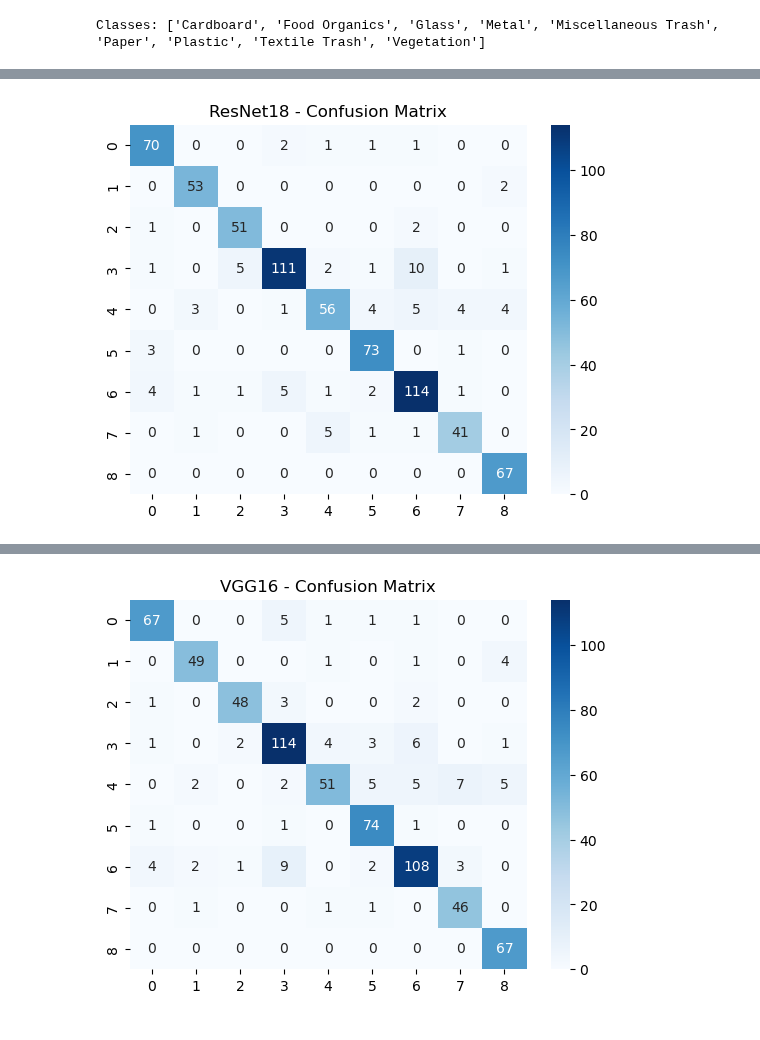
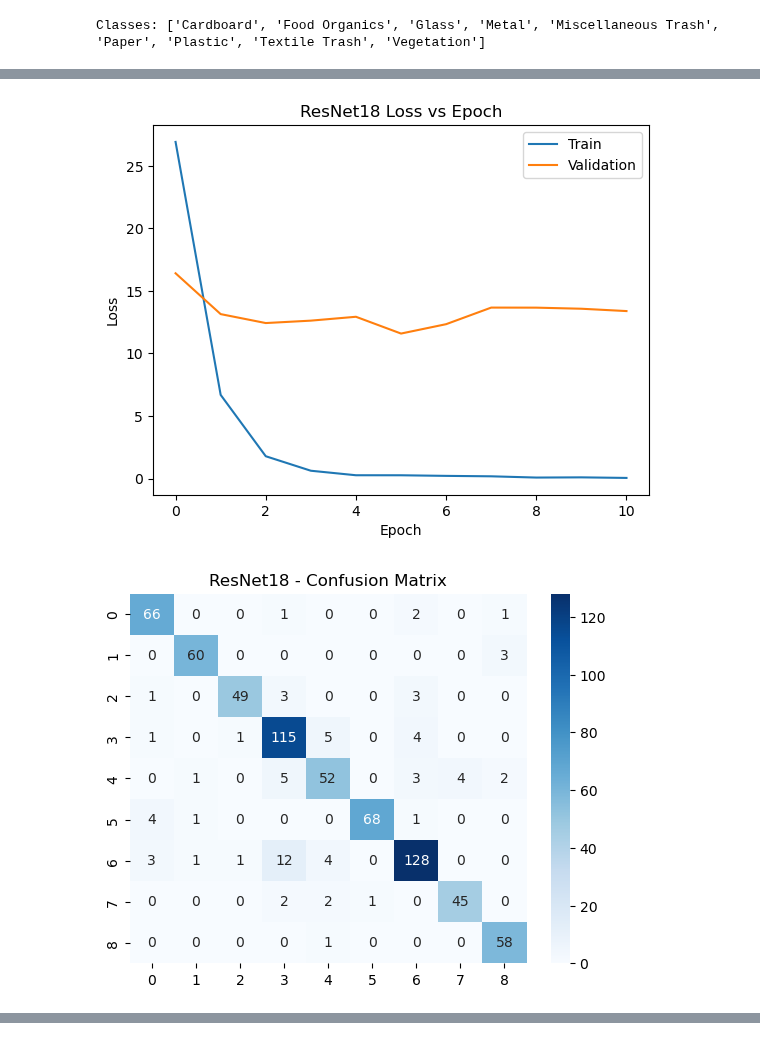
Before and after one commit to minuraashen/EN3150-CNN-for-Image-Classification, a Jupyter notebook: realwaste.ipynb, the cells around one changed output, grey strips where cells are left out. Saved outputs shown, nothing was run; the diff lists cells and outputs as text; code cells hidden in the pictures.

```diff
--- a/realwaste.ipynb
+++ b/realwaste.ipynb
@@ -145,7 +177,6 @@ class_weights = [total / counts[c] for c in range(len(counts))]
 
 weights = torch.FloatTensor(class_weights).to(device)
 criterion = nn.CrossEntropyLoss(weight=weights)
-
 
 optimizers = {
     "Adam": lambda params: optim.Adam(params, lr=0.001),
@@ -159,8 +190,8 @@ for name, opt_fn in optimizers.items():
     model = SimpleCNN().to(device)
     optimizer = opt_fn(model.parameters())
     train_losses, val_losses = train_model(model, optimizer, criterion, train_loader, val_loader, epochs=20)
-    acc, prec, rec, cm = evaluate_model(model, test_loader)
-    results[name] = (acc, prec, rec, cm)
+    acc, prec, rec, f1, cm, cr = evaluate_model(model, test_loader)
+    results[name] = (acc, prec, rec, f1, cm, cr)
     plt.figure()
     plt.plot(train_losses, label='Train')
     plt.plot(val_losses, label='Validation')
@@ -172,8 +254,10 @@ for name, opt_fn in optimizers.items():
 # %%
 # Results
-for name, (acc, prec, rec, cm) in results.items():
+for name, (acc, prec, rec, f1, cm, cr) in results.items():
     print(f"\n{name} Results:")
-    print(f"Accuracy: {acc*100:.2f}% | Precision: {prec:.3f} | Recall: {rec:.3f}")
+    print(f"Accuracy: {acc*100:.2f}% | Precision: {prec:.3f} | Recall: {rec:.3f} | F1 Score: {f1:.3f}")
+    print("Per-class Performance")
+    print(cr)
     sns.heatmap(cm, annot=True, fmt='d', cmap='Blues')
     plt.title(f'{name} - Confusion Matrix')
     plt.xlabel('Predicted'); plt.ylabel('Actual')
@@ -199,13 +337,24 @@ resnet = resnet.to(device)
 
 # Use discriminative learning rates
 optimizer_ft = optim.Adam([
-    {'params': resnet.layer4.parameters(), 'lr': 1e-4},
-    {'params': resnet.fc.parameters(), 'lr': 1e-3}
+    {'params': resnet.layer4.parameters(), 'lr': 1e-4, 'weight_decay': 1e-4},
+    {'params': resnet.fc.parameters(), 'lr': 1e-3, 'weight_decay': 1e-4}
 ])
 
-train_model(resnet, optimizer_ft, criterion, train_loader, val_loader, epochs=5) # 5 epochs is enough
+
+train_losses, val_losses = train_model(resnet, optimizer_ft, criterion, train_loader, val_loader, epochs=15)
 acc_ft, prec_ft, rec_ft, f1_ft, cm_ft, cr_ft = evaluate_model(resnet, test_loader)
 print(f"Accuracy: {acc_ft*100:.2f}% | Precision: {prec_ft:.3f} | Recall: {rec_ft:.3f} | F1-Score:  {f1_ft:.3f}")
+
+# Plot Loss Curves
+plt.figure()
+plt.plot(train_losses, label='Train')
+plt.plot(val_losses, label='Validation')
+plt.title('ResNet18 Loss vs Epoch')
+plt.xlabel('Epoch')
+plt.ylabel('Loss')
+plt.legend()
+plt.show()
 
 # Plot Confusion Matrix
 sns.heatmap(cm_ft, annot=True, fmt='d', cmap='Blues')
@@ -237,12 +386,24 @@ vgg16 = vgg16.to(device)
 
 optimizer_ft = optim.Adam(
     list(vgg16.features[24:].parameters()) + list(vgg16.classifier[6].parameters()),
-    lr=1e-4
+    lr=1e-4,
+    weight_decay=1e-4
 )
 
-train_model(vgg16, optimizer_ft, criterion, train_loader, val_loader, epochs=10)
+
+train_losses, val_losses = train_model(vgg16, optimizer_ft, criterion, train_loader, val_loader, epochs=15)
 acc_vgg, prec_vgg, rec_vgg, f1_vgg, cm_vgg, cr_vgg = evaluate_model(vgg16, test_loader)
 print(f"VGG16 Fine-tuned Accuracy: {acc_vgg*100:.2f}% | Precision: {prec_vgg:.3f} | Recall: {rec_vgg:.3f} | F1-Score:  {f1_vgg:.3f}")
+
+# Plot Loss Curves
+plt.figure()
+plt.plot(train_losses, label='Train')
+plt.plot(val_losses, label='Validation')
+plt.title('VGG16 Loss vs Epoch')
+plt.xlabel('Epoch')
+plt.ylabel('Loss')
+plt.legend()
+plt.show()
 
 # Plot Confusion Matrix
 sns.heatmap(cm_vgg, annot=True, fmt='d', cmap='Blues')
@@ -262,4 +431,5 @@ Accuracy: 89.08% | Precision: 0.890 | Recall: 0.898 | F1-Score:  0.893
-[figure, old version]
+[figure, new version]
+[figure, new version]
 Per-class performance:
                      precision    recall  f1-score   support
 
@@ -280 +449,0 @@ VGG16 Fine-tuned Accuracy: 87.39% | Precision: 0.879 | Recall: 0.883 | F1-Score:
-[figure, old version]
```
Also changed, not shown: parts of 5 cells of this notebook.
